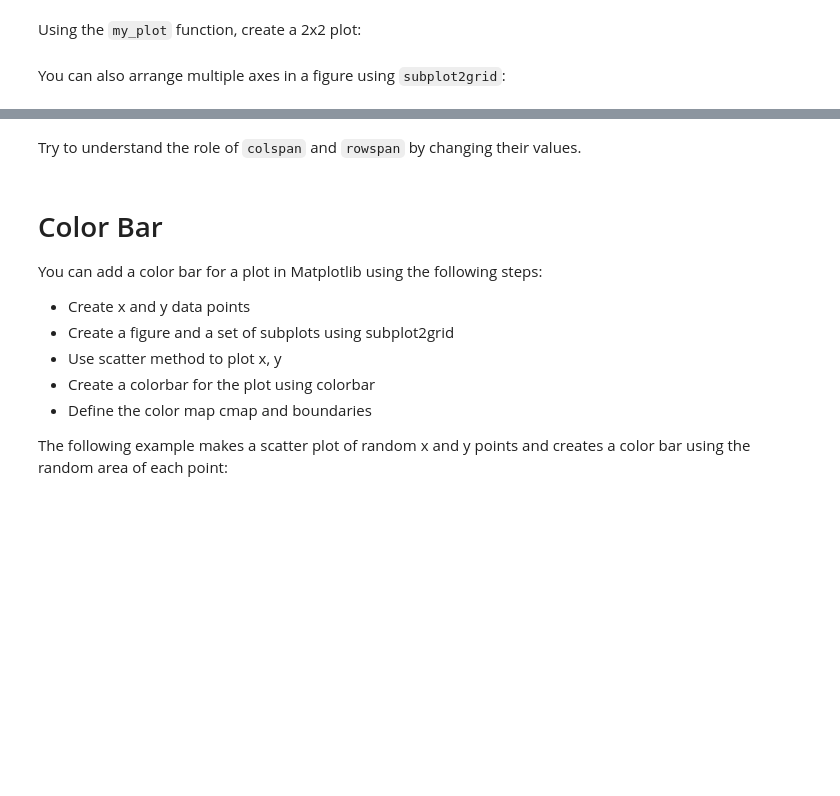
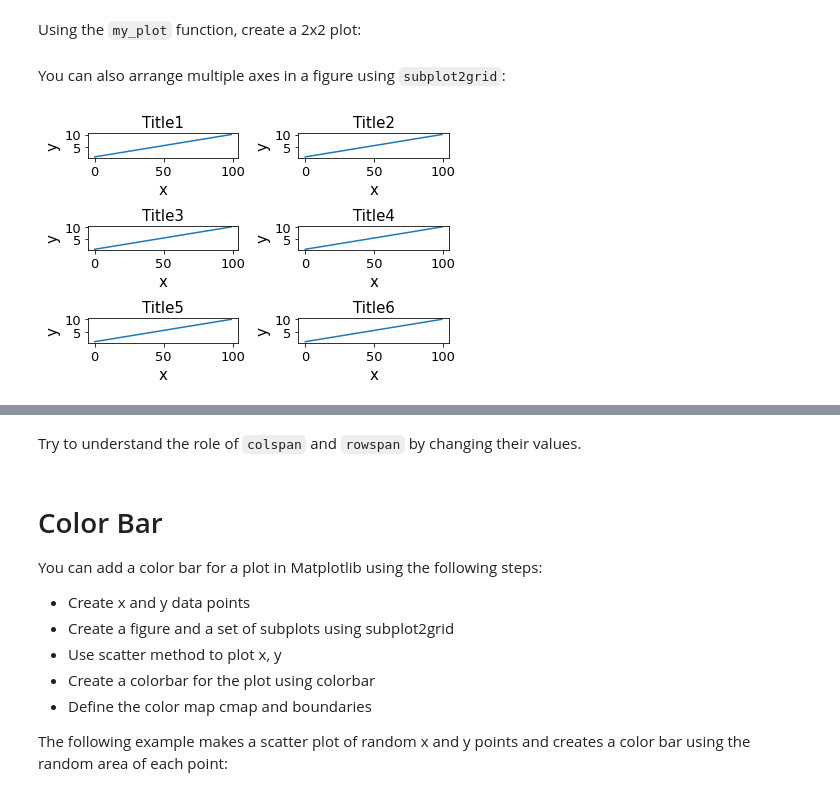
Before and after one commit to CIERA-Northwestern/REACHpy, a Jupyter notebook: Module_3/Section_3_Advanced_Plotting.ipynb, the cells around one changed output, grey strips where cells are left out. Saved outputs shown, nothing was run; the diff lists cells and outputs as text; code cells hidden in the pictures; blank space fills up the shorter version.

```diff
--- a/Module_3/Section_3_Advanced_Plotting.ipynb
+++ b/Module_3/Section_3_Advanced_Plotting.ipynb
@@ -145,3 +146,22 @@ fig, ((ax1, ax2), (ax3, ax4)) = plt.subplots(nrows=2, ncols=2)
 plt.tight_layout()
 # %% [markdown]
 You can also arrange multiple axes in a figure using `subplot2grid`:
+# %%
+# 3 rows x 2 columns give 6 subplots
+ax1 = plt.subplot2grid((3, 2), (0, 0),colspan=1, rowspan=1)
+ax2 = plt.subplot2grid((3, 2), (0, 1), colspan=1, rowspan=1)
+ax3 = plt.subplot2grid((3, 2), (1, 0), colspan=1, rowspan=1)
+ax4 = plt.subplot2grid((3, 2), (1, 1),  colspan=1,rowspan=1)
+ax5 = plt.subplot2grid((3, 2), (2, 0),  colspan=1,rowspan=1)
+ax6 = plt.subplot2grid((3, 2), (2, 1),  colspan=1,rowspan=1)
+
+my_plot(ax1,15,title='Title1')
+my_plot(ax2,15,title='Title2')
+my_plot(ax3,15,title='Title3')
+my_plot(ax4,15,title='Title4')
+my_plot(ax5,15,title='Title5')
+my_plot(ax6,15,title='Title6')
+
+plt.tight_layout()
+# %% [output]
+[figure, added]
```
Also changed, not shown: parts of 5 cells of this notebook.
